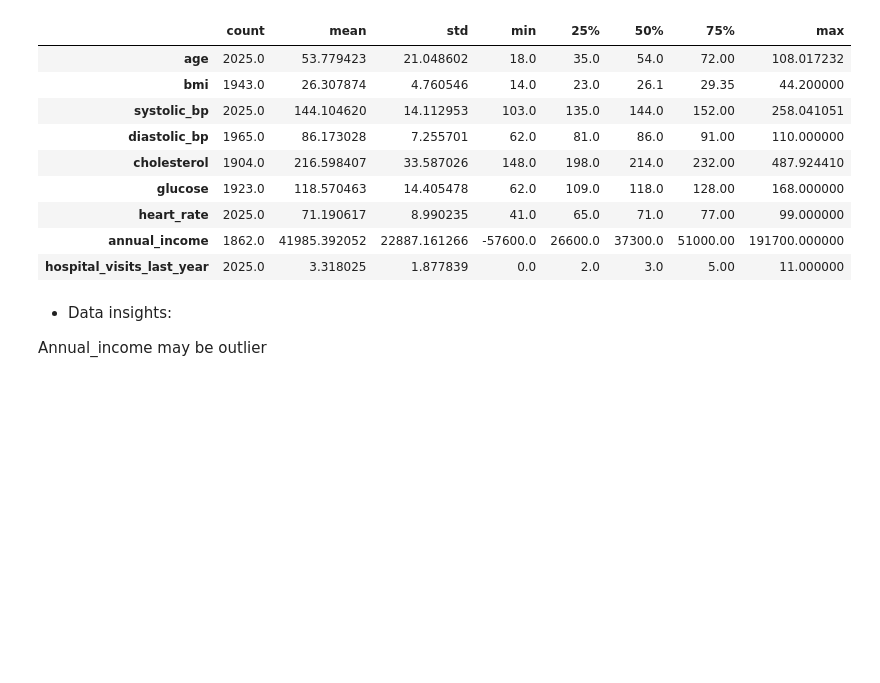
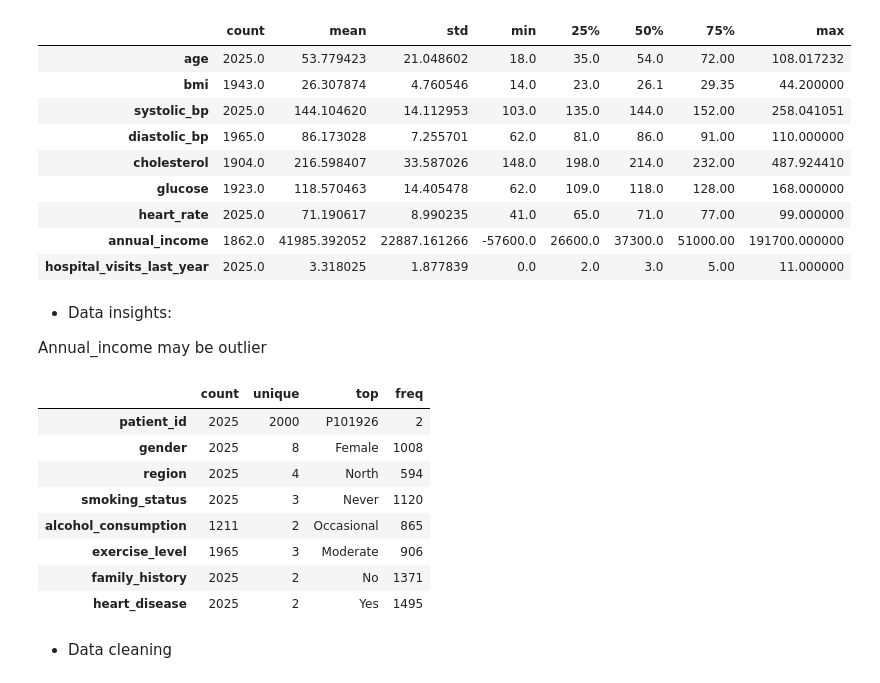
Before and after one commit to laxmanclinilaunch-hub/AI-ML-8-9-, a Jupyter notebook: 2.EDA/EDA_project.ipynb, the cells around one changed output. Saved outputs shown, nothing was run; the diff lists cells and outputs as text; code cells hidden in the pictures; blank space fills up the shorter version.

```diff
--- a/2.EDA/EDA_project.ipynb
+++ b/2.EDA/EDA_project.ipynb
@@ -121,3 +121,17 @@ df.describe().T
 - Data insights:
 
  Annual_income may be outlier
+# %%
+df.describe(include="object").T
+# %% [output]
+|  | count | unique | top | freq |
+| patient_id | 2025 | 2000 | P101926 | 2 |
+| gender | 2025 | 8 | Female | 1008 |
+| region | 2025 | 4 | North | 594 |
+| smoking_status | 2025 | 3 | Never | 1120 |
+| alcohol_consumption | 1211 | 2 | Occasional | 865 |
+| exercise_level | 1965 | 3 | Moderate | 906 |
+| family_history | 2025 | 2 | No | 1371 |
+| heart_disease | 2025 | 2 | Yes | 1495 |
+# %% [markdown]
+- Data cleaning
```
Also changed, not shown: parts of 28 cells of this notebook.
